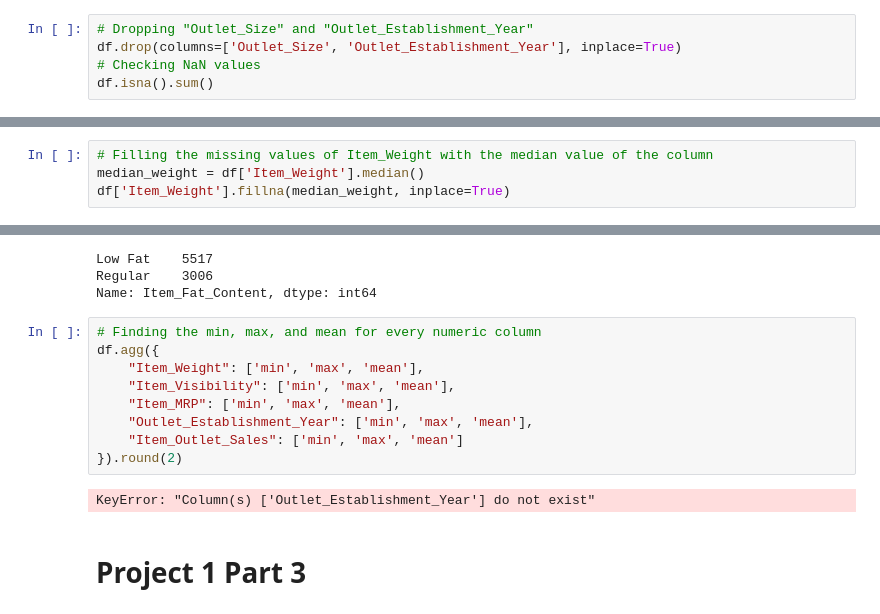
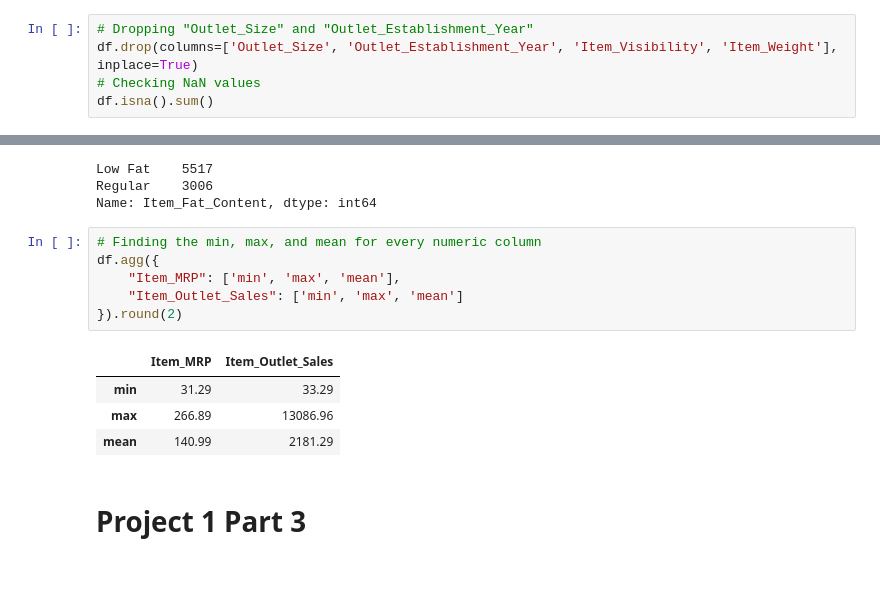
Before and after one commit to zeekwired/sales-predictions, a Jupyter notebook: sale-Prodictions (1).ipynb, the cells around one changed output, grey strips where cells are left out. Saved outputs shown, nothing was run; the diff lists cells and outputs as text; blank space fills up the shorter version.

```diff
--- a/sale-Prodictions (1).ipynb
+++ b/sale-Prodictions (1).ipynb
@@ -143,6 +149,6 @@ sns.heatmap(corr, annot=True, cmap='icefire')
 # %%
 # Dropping "Outlet_Size" and "Outlet_Establishment_Year"
-df.drop(columns=['Outlet_Size', 'Outlet_Establishment_Year'], inplace=True)
+df.drop(columns=['Outlet_Size', 'Outlet_Establishment_Year', 'Item_Visibility', 'Item_Weight'], inplace=True)
 # Checking NaN values
 df.isna().sum()
 # %% [output]
@@ -159,5 +163 @@ Item_Outlet_Sales          0
 dtype: int64
-# %%
-# Filling the missing values of Item_Weight with the median value of the column
-median_weight = df['Item_Weight'].median()
-df['Item_Weight'].fillna(median_weight, inplace=True)
@@ -213,14 +197,14 @@ Name: Item_Fat_Content, dtype: int64
 # %%
 # Finding the min, max, and mean for every numeric column
 df.agg({
-    "Item_Weight": ['min', 'max', 'mean'],
-    "Item_Visibility": ['min', 'max', 'mean'],
     "Item_MRP": ['min', 'max', 'mean'],
-    "Outlet_Establishment_Year": ['min', 'max', 'mean'],
     "Item_Outlet_Sales": ['min', 'max', 'mean']
 }).round(2)
 # %% [output]
-KeyError: "Column(s) ['Outlet_Establishment_Year'] do not exist"
+|  | Item_MRP | Item_Outlet_Sales |
+| min | 31.29 | 33.29 |
+| max | 266.89 | 13086.96 |
+| mean | 140.99 | 2181.29 |
 # %% [markdown]
 # Project 1 Part 3
 # %% [markdown]
```
Also changed, not shown: parts of 12 cells of this notebook.
